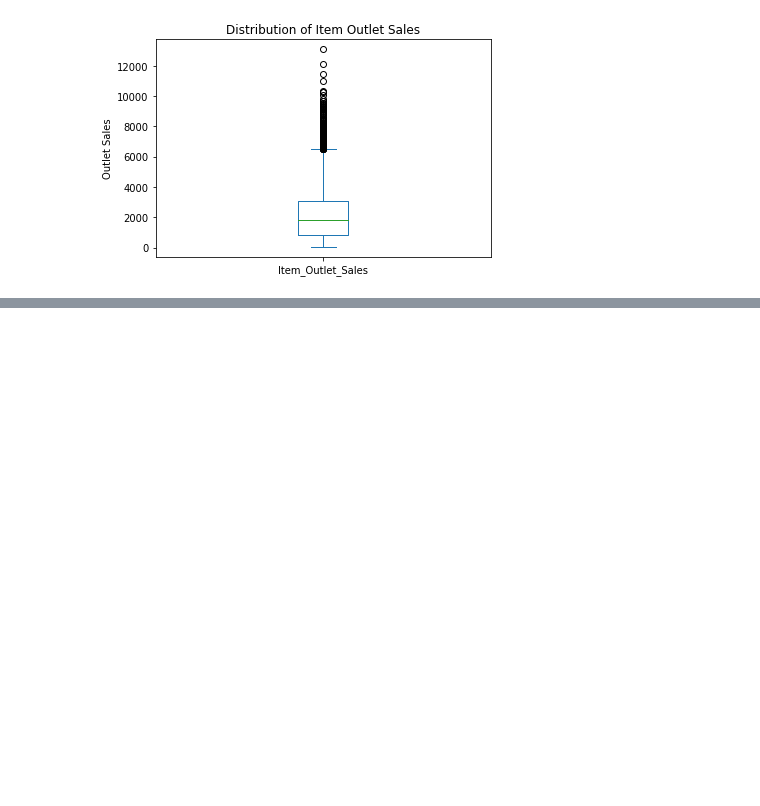
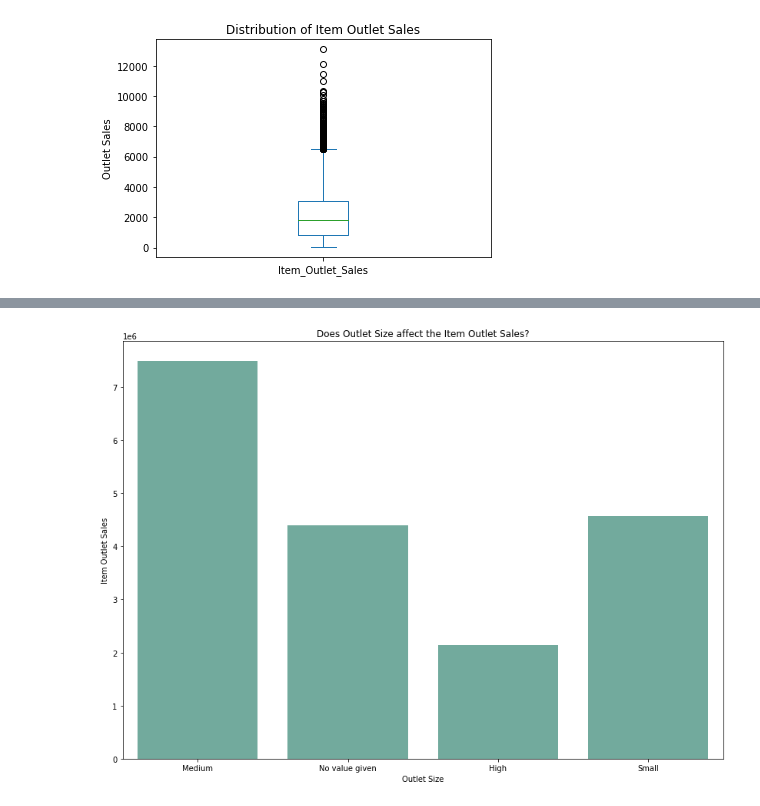
Before and after one commit to rommeljpadilla/sales-predictions, a Jupyter notebook: Sales_predictions.ipynb, the cells around one changed output, grey strips where cells are left out. Saved outputs shown, nothing was run; the diff lists cells and outputs as text; code cells hidden in the pictures; blank space fills up the shorter version.

```diff
--- a/Sales_predictions.ipynb
+++ b/Sales_predictions.ipynb
@@ -330 +334,20 @@ sns.heatmap(corr,annot=True,cmap='coolwarm')
 [figure]
+# %%
+# Set the figure size
+plt.figure(figsize=(14, 10))
+
+# plot a bar chart
+sns.barplot(
+    y="Item_Outlet_Sales",
+    x="Outlet_Size",
+    data=df_clean,
+    estimator=sum,
+    ci=None,
+    color='#69b3a2').set(
+        Title='Does Outlet Size affect the Item Outlet Sales?',
+        xlabel ='Outlet Size',
+        ylabel='Item Outlet Sales');
+
+#Based on the bar graph, items sell better on medium sized outlets. The smaller size is doing better than the bigger ones.
+# %% [output]
+[figure, added]
```
Also changed, not shown: parts of 11 cells of this notebook.
